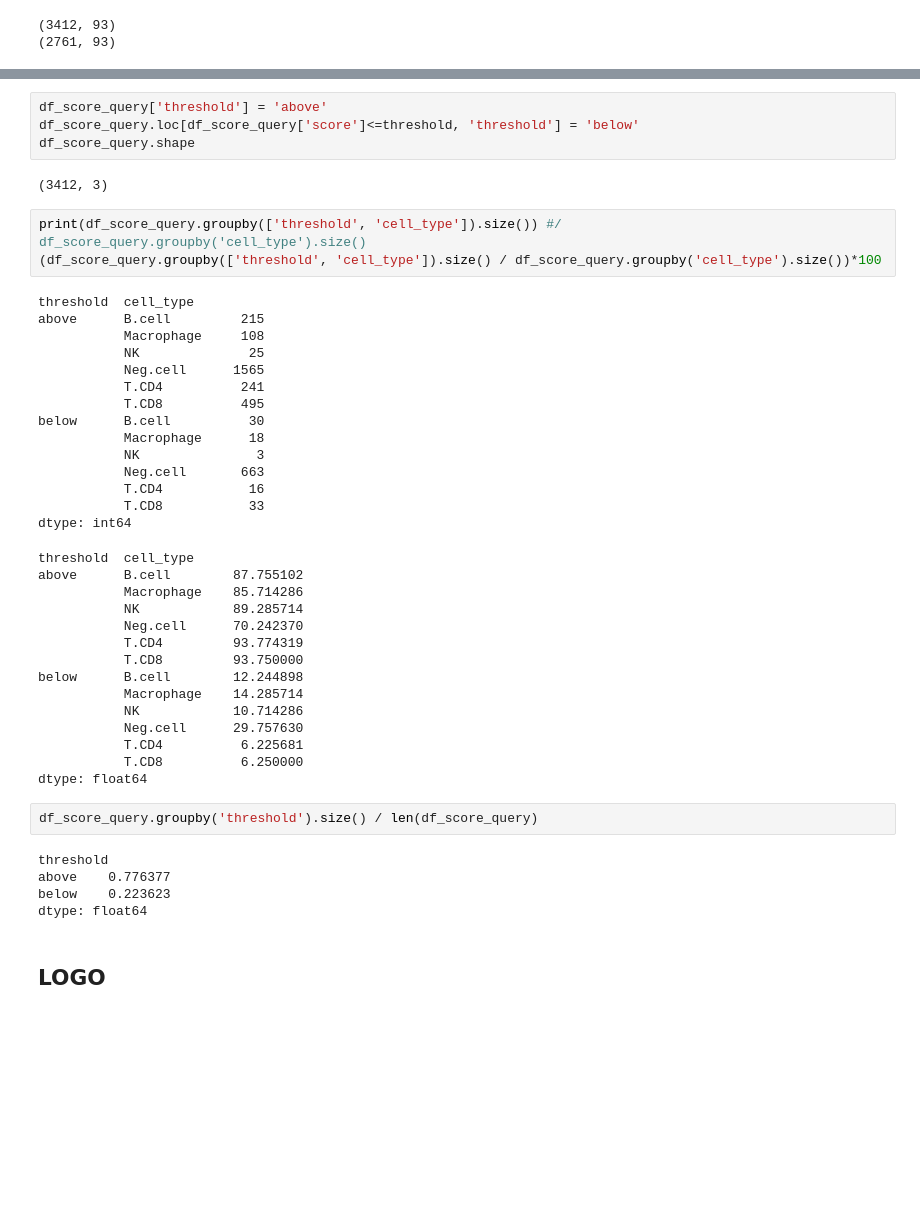
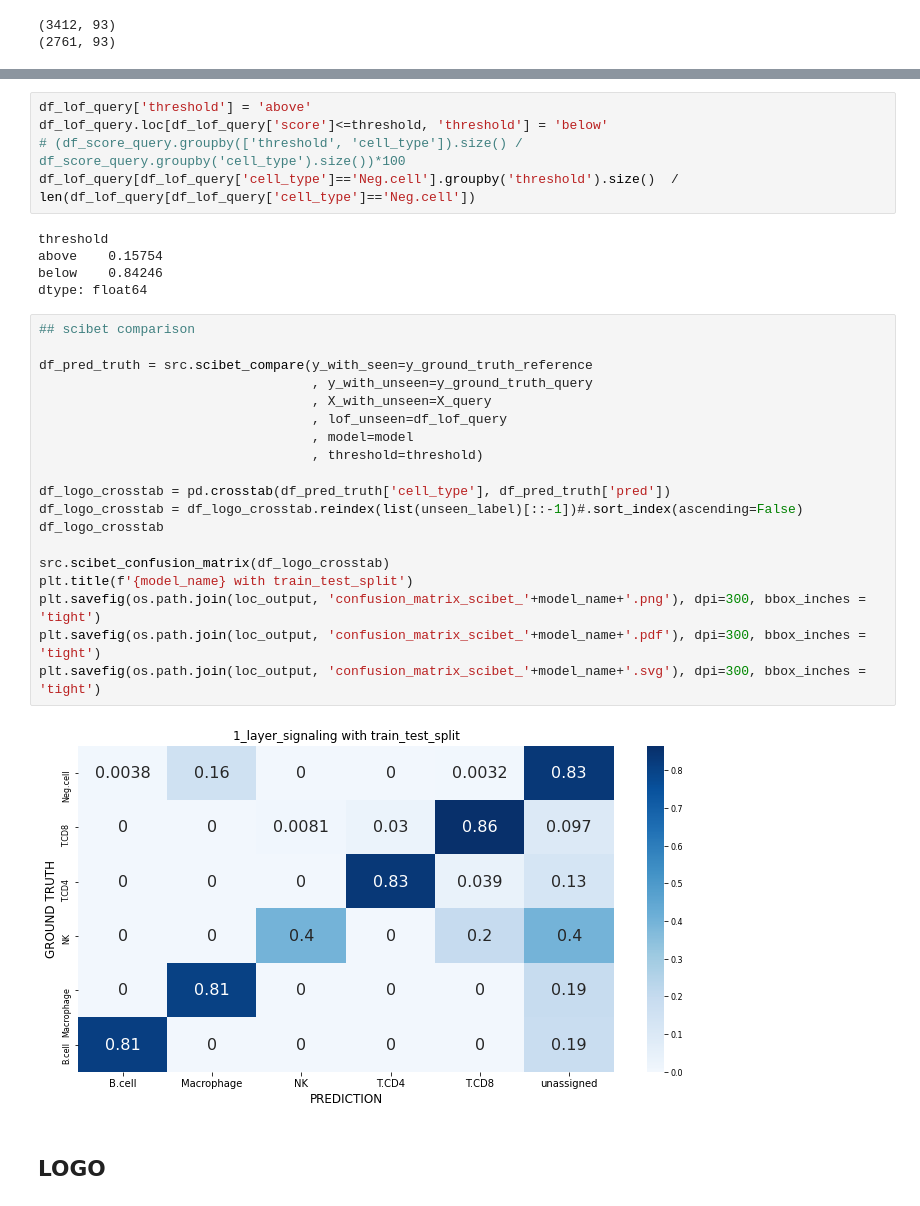
Before and after one commit to pelingundogdu/signalization_prior_knowledge_based_nn, a Jupyter notebook: notebooks/7.1-pg-lof.ipynb, the cells around one changed output, grey strips where cells are left out. Cells and saved outputs as stored; diff of their text form; blank space fills up the shorter version.

```diff
--- a/notebooks/7.1-pg-lof.ipynb
+++ b/notebooks/7.1-pg-lof.ipynb
@@ -144,48 +140,34 @@ plt.savefig(os.path.join(loc_output, 'similarity_score_violin_'+model_name+'.svg
-# %%
-df_score_query['threshold'] = 'above'
-df_score_query.loc[df_score_query['score']<=threshold, 'threshold'] = 'below'
-df_score_query.shape
-# %% [output]
-(3412, 3)
-# %%
-print(df_score_query.groupby(['threshold', 'cell_type']).size()) #/ df_score_query.groupby('cell_type').size()
-(df_score_query.groupby(['threshold', 'cell_type']).size() / df_score_query.groupby('cell_type').size())*100
-# %% [output]
-threshold  cell_type
-above      B.cell         215
-           Macrophage     108
-           NK              25
-           Neg.cell      1565
-           T.CD4          241
-           T.CD8          495
-below      B.cell          30
-           Macrophage      18
-           NK               3
-           Neg.cell       663
-           T.CD4           16
-           T.CD8           33
-dtype: int64
-threshold  cell_type
-above      B.cell        87.755102
-           Macrophage    85.714286
-           NK            89.285714
-           Neg.cell      70.242370
-           T.CD4         93.774319
-           T.CD8         93.750000
-below      B.cell        12.244898
-           Macrophage    14.285714
-           NK            10.714286
-           Neg.cell      29.757630
-           T.CD4          6.225681
-           T.CD8          6.250000
-dtype: float64
-# %%
-df_score_query.groupby('threshold').size() / len(df_score_query)
-# %% [output]
-threshold
-above    0.776377
-below    0.223623
-dtype: float64
+# %%
+df_lof_query['threshold'] = 'above'
+df_lof_query.loc[df_lof_query['score']<=threshold, 'threshold'] = 'below'
+# (df_score_query.groupby(['threshold', 'cell_type']).size() / df_score_query.groupby('cell_type').size())*100
+df_lof_query[df_lof_query['cell_type']=='Neg.cell'].groupby('threshold').size()  / len(df_lof_query[df_lof_query['cell_type']=='Neg.cell'])
+# %% [output]
+threshold
+above    0.15754
+below    0.84246
+dtype: float64
+# %%
+## scibet comparison
+
+df_pred_truth = src.scibet_compare(y_with_seen=y_ground_truth_reference
+                                   , y_with_unseen=y_ground_truth_query
+                                   , X_with_unseen=X_query
+                                   , lof_unseen=df_lof_query
+                                   , model=model
+                                   , threshold=threshold)
+
+df_logo_crosstab = pd.crosstab(df_pred_truth['cell_type'], df_pred_truth['pred'])
+df_logo_crosstab = df_logo_crosstab.reindex(list(unseen_label)[::-1])#.sort_index(ascending=False)
+df_logo_crosstab
+
+src.scibet_confusion_matrix(df_logo_crosstab)
+plt.title(f'{model_name} with train_test_split')
+plt.savefig(os.path.join(loc_output, 'confusion_matrix_scibet_'+model_name+'.png'), dpi=300, bbox_inches = 'tight')
+plt.savefig(os.path.join(loc_output, 'confusion_matrix_scibet_'+model_name+'.pdf'), dpi=300, bbox_inches = 'tight')
+plt.savefig(os.path.join(loc_output, 'confusion_matrix_scibet_'+model_name+'.svg'), dpi=300, bbox_inches = 'tight')
+# %% [output]
+[figure, added]
 # %% [markdown]
 ## LOGO
 # %%
```
Also changed, not shown: parts of 16 cells of this notebook.
